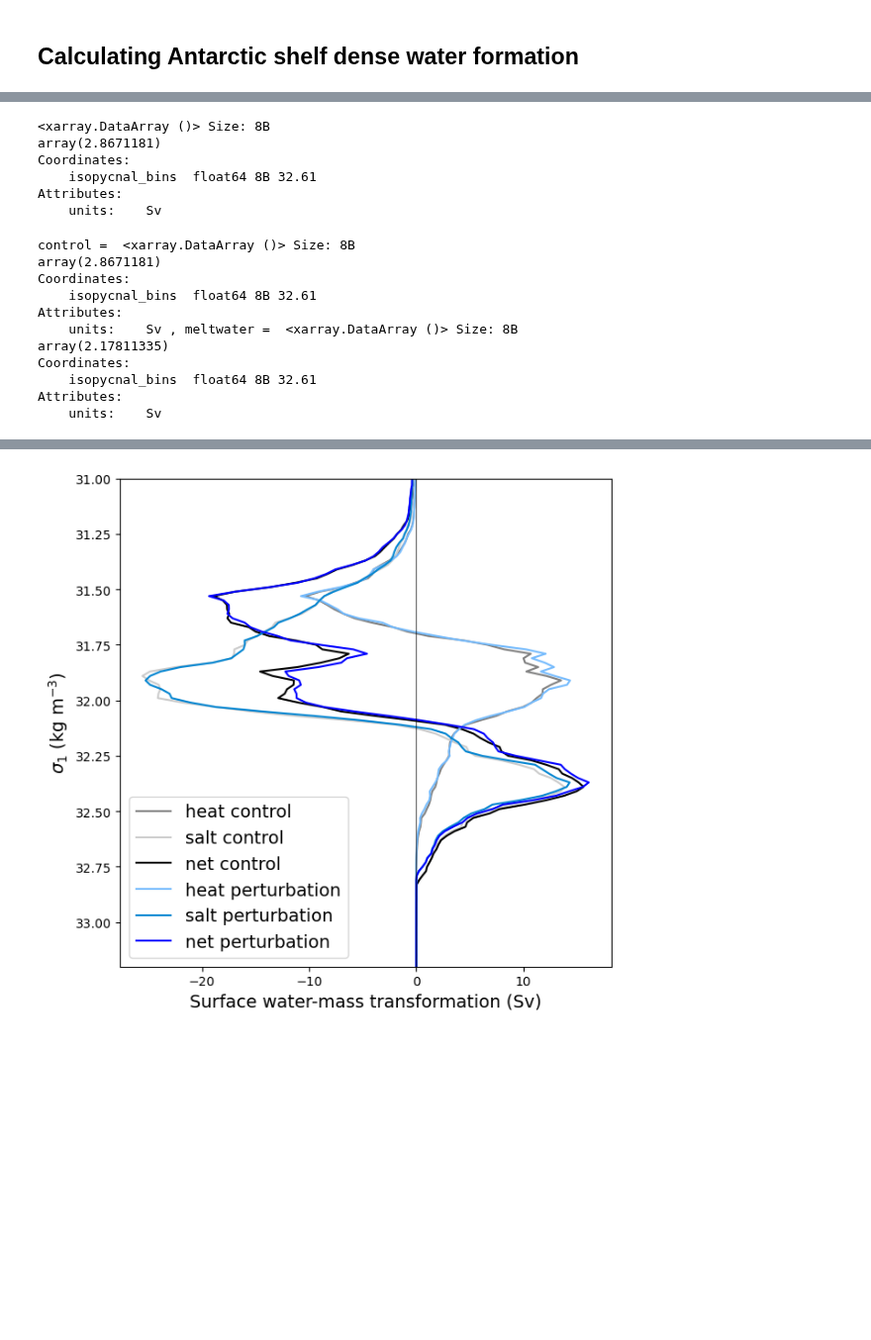
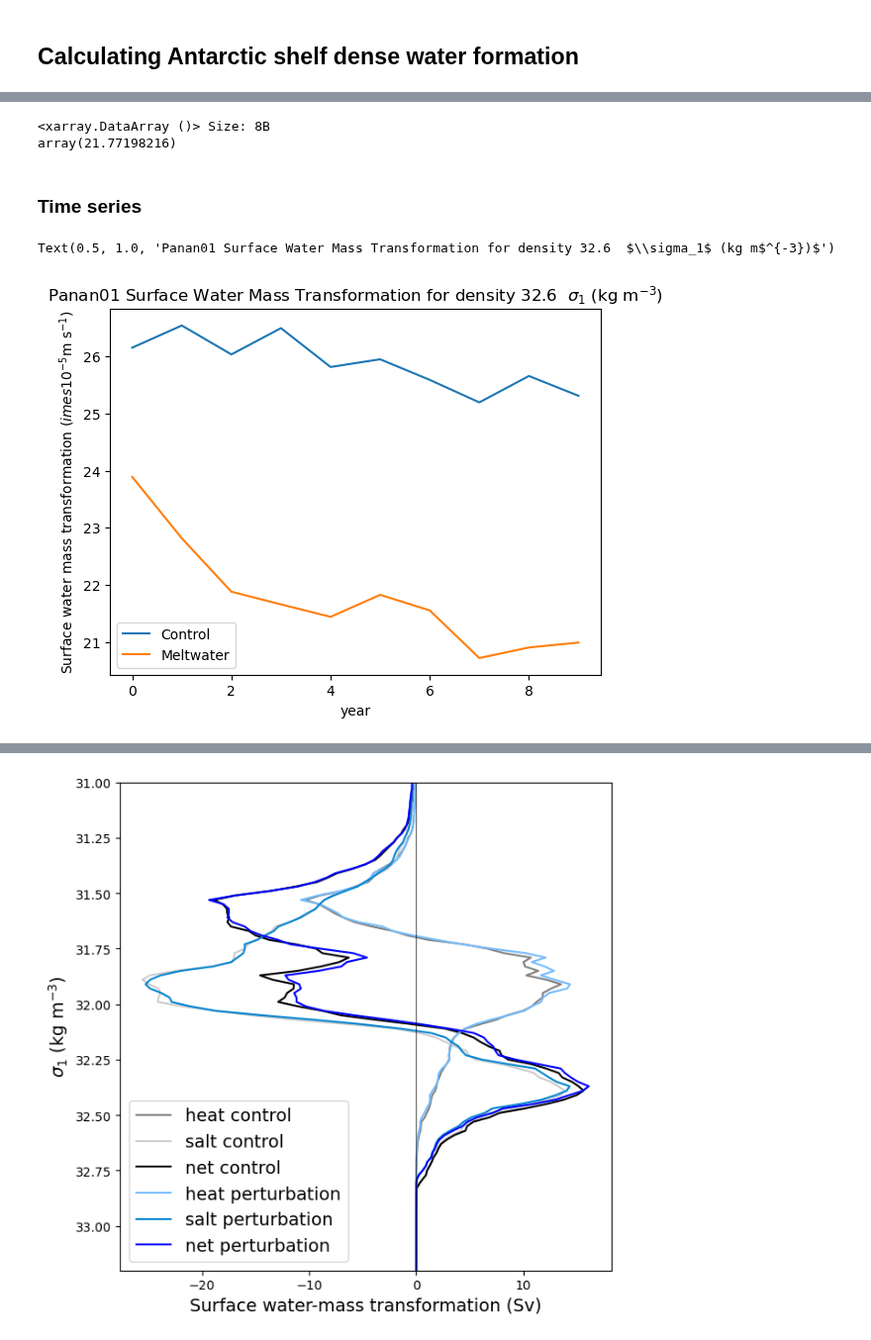
Before and after one commit to adele-morrison/panan-meltwater, a Jupyter notebook: notebooks/bottom_water_analysis/Pan01_SWMTtotal.ipynb, the cells around one changed output, grey strips where cells are left out. Shown at 99% size. Saved outputs shown, nothing was run; the diff lists cells and outputs as text; code cells hidden in the pictures; blank space fills up the shorter version.

```diff
--- a/notebooks/bottom_water_analysis/Pan01_SWMTtotal.ipynb
+++ b/notebooks/bottom_water_analysis/Pan01_SWMTtotal.ipynb
@@ -537,0 +550,3 @@ net_tr_melt = salt_tr_melt + heat_tr_melt
+# %%
+salt_tr_melt = salt_tr_melt.to_array().squeeze()
+heat_tr_melt = heat_tr_melt.to_array().squeeze()
@@ -538,11 +556,18 @@ net_tr_melt = salt_tr_melt + heat_tr_melt
 # %%
-#Defining the data separately for when we are not needing it in the functions
+#Defining the data separately for variables like area, etc.
+expt_con = 'panant-01-zstar-ACCESSyr2'
+expt_melt = 'panant-01-zstar-ssp126-MW-only'
+db = '/home/272/kc5856/databases/honours_test.db'
+session = cc.database.create_session(db)
 
+lon_slice = slice(None, None)
+lat_slice = slice(None, -59)
+freq = '1 monthly'
 start_time = '2001-01-01'
 end_time = '2010-12-31'
 
-ds_cont = get_variables('panant-01-zstar-ACCESSyr2', freq, start_time, end_time, lon_slice, lat_slice, model = "mom6")
-ds_melt = get_variables('panant-01-zstar-ssp126-MW-only', freq, start_time, end_time, lon_slice, lat_slice, model = "mom6")
+ds_cont = get_variables(expt_con, freq, start_time, end_time, lon_slice, lat_slice, model = "mom6")
+ds_melt = get_variables(expt_melt, freq, start_time, end_time, lon_slice, lat_slice, model = "mom6")
 # %%
 def shelf_mask_isobath(var, model_dict):
 
@@ -734,0 +732,11 @@ Attributes:
+# %%
+swmt_shelf_melt_sum_ave.sel(isopycnal_bins=slice(32.51,32.65)).compute().sum()
+# %% [output]
+<xarray.DataArray ()> Size: 8B
+array(21.77198216)
+# %% [markdown]
+### Time series
+# %%
+swmt_shelf_control_time = swmt_shelf_sum.sel(isopycnal_bins=slice(32.51,32.65)).sum('isopycnal_bins').compute()
+# %%
+swmt_shelf_melt_time = swmt_shelf_melt_sum.sel(isopycnal_bins=slice(32.51,32.65)).sum('isopycnal_bins').compute()
@@ -735,25 +745,10 @@ Attributes:
 # %%
-#SWMT for control
+swmt_shelf_control_time.plot(label="Control")
+swmt_shelf_melt_time.plot(label="Meltwater")
+plt.ylabel("Surface water mass transformation ($\times 10^{-5}$m s$^{-1}$)")
+plt.xlabel("year")
+plt.legend(loc="lower left")
+plt.title("Panan01 Surface Water Mass Transformation for density 32.6  $\sigma_1$ (kg m$^{-3})$")
 # %% [output]
-<xarray.DataArray ()> Size: 8B
-array(2.8671181)
-Coordinates:
-    isopycnal_bins  float64 8B 32.61
-Attributes:
-    units:    Sv
+Text(0.5, 1.0, 'Panan01 Surface Water Mass Transformation for density 32.6  $\\sigma_1$ (kg m$^{-3})$')
+[figure, added]
-# %%
-a1 = swmt_shelf_sum.sel(isopycnal_bins='32.61',method='nearest').compute()
-b1 = swmt_shelf_melt_sum.sel(isopycnal_bins='32.60',method='nearest').compute()
-print('control = ',a1,', meltwater = ',b1)
-# %% [output]
-control =  <xarray.DataArray ()> Size: 8B
-array(2.8671181)
-Coordinates:
-    isopycnal_bins  float64 8B 32.61
-Attributes:
-    units:    Sv , meltwater =  <xarray.DataArray ()> Size: 8B
-array(2.17811335)
-Coordinates:
-    isopycnal_bins  float64 8B 32.61
-Attributes:
-    units:    Sv
```
Also changed, not shown: parts of 27 cells of this notebook, 7 other files.
